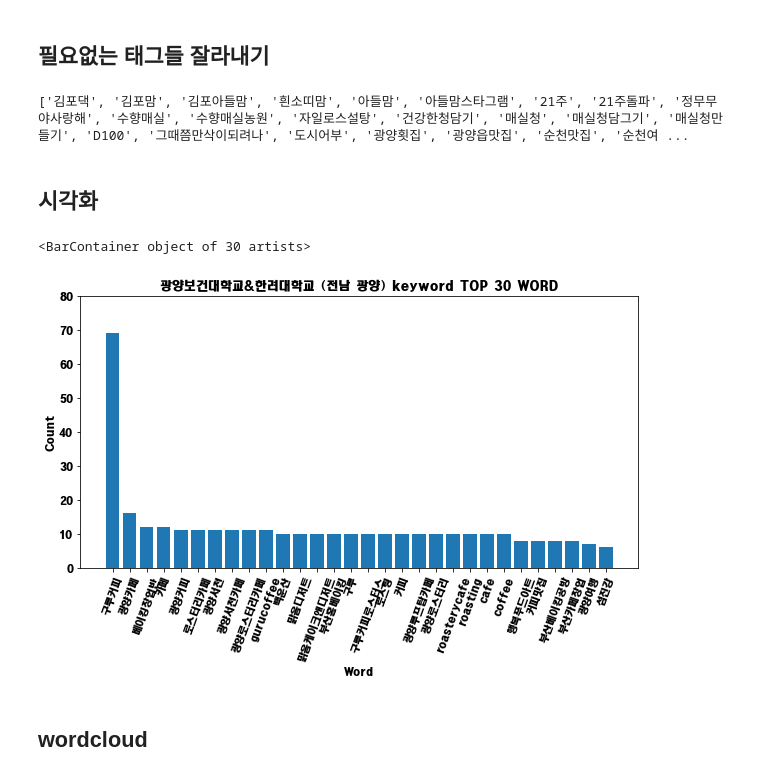
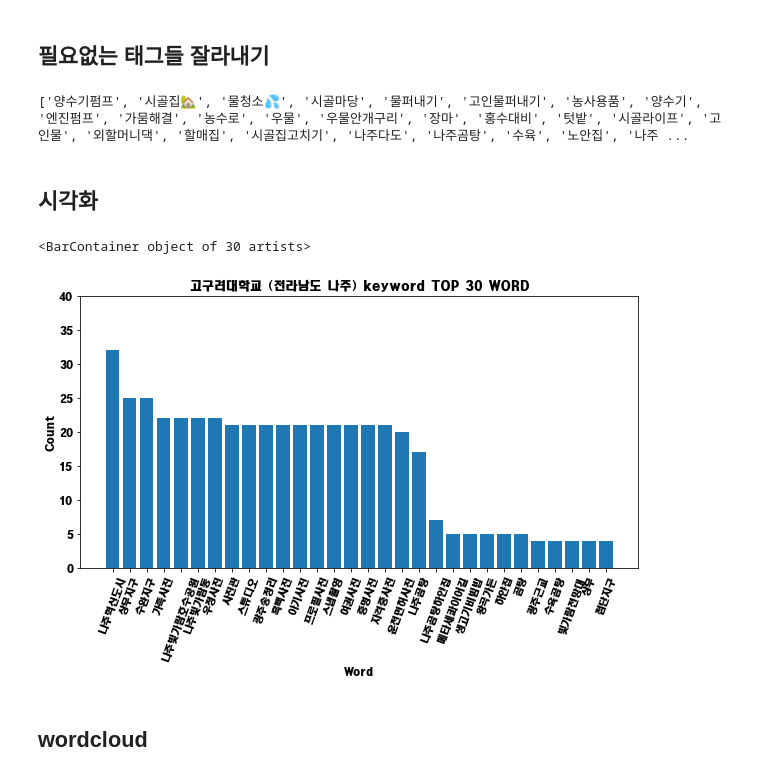
Before and after one commit to clock18/Jupiter, a Jupyter notebook: MLP_Project_4.ipynb, the cells around one changed output. Drawn from its saved outputs; the diff is of its cells as text; code cells hidden in the pictures.

```diff
--- a/MLP_Project_4.ipynb
+++ b/MLP_Project_4.ipynb
@@ -68,41 +71,41 @@ for i in range(count):
 # %% [markdown]
 ## 필요없는 태그들 잘라내기
 # %%
-stop_words = ["광양핫플","전남맛집","광양맛집","전남광양","칠곡","경북칠곡","경북","유성맛집","대전맛집","인천","마곡동","양천구","서대문구","은평구맛집","강서구", "연신내", "맛집", "반사", "soulcoachingoraclecards","서울은평구", "은평구", "임실여행","전북여행","전북임실","문의01066389905","입양문의01066389905타미맘","논산시","논산맛집","논산가볼만한곳","충남논산","논산여행","남양사거리","남양네일","화성남양","남양읍","서귀포시","제주여행","여행","제주도가볼만한곳","제주살이","제주도민","jeju","제주도맛집","제주도","제주시맛집","제주도카페추천","제주도먹방","제주도민추천맛집","제주도현지인맛집","제주도스타그램","제주현지인맛집","제주시가볼만한곳","제주카페","제주도카페","제주시","제주맛집","갤럭시노트20울트라","부산맛집","인스타굿","맞좋아요","오후","첫줄반사","월요일","좋아요램","좋튀","댓글","소통해요","주말","그냥","오랜만","일요일","오늘","디엠","데일리","꿀주말","휴무","선팔","경주충효동", "맞팔","팔로우이벤트","참여이벤트","대구","일상","southkorea","경산남천", "파주시","파주카페","경상남도진주","진주시","안성여행","안성시","likeforlikes","경기도안성","부산여행","부산북구","코로나로나갈수없는요즘","경상북도경주","경주여행","친구","부모님","댓글이벤트","응원이벤트","이벤트","강원도여행", "태백시", "강원도태백", "나주여행","전남나주","나주시","전라남도나주", "전라남도광양","좋아요테러","팔로워","좋아요반사","선팔환영","팔로우환영","선팔좋아요","맞팔좋아요","좋아요","선팔하면맞팔","팔로","팔로우미","선팔하면맞팔가요","팔로우","팔로잉","팔로미","선팔맞팔","소통","맞팔환영","노은동","지족동","대전유성","카톡","충남일수","20세이상누구나","계룡일수","세종일수","논산일수","공주일수","비밀보장","대전일수","대전중구","대전당일대출","대전달돈","대전개인돈","대전유성구","대전대덕구","대전서구","대전동구","대전일수", "대전급전","경상북도경산시","맞팔", "울산","경기도파주", "경기도", "파주", "경상북도", "경북", "경산", "대전", "유성", "전라남도", "전남", "광양", "나주", "강원도", "태백", "경주", "부산", "부산광역시", "북구", "안성", "경상남도", "경남", "진주", "제주", "화성", "칠곡", "충청남도", "충남", "논산", "전라북도", "전북", "임실", "서울","서울광역시", "은평","부산광역시강서구", "부산광역시사상구", "부산광역시북구"]
+stop_words = ["전라남도나주시","광주","전라도","전라도여행","나주카페","광주광역시","나주맛집","먹스타그램","맛스타그램","광양핫플","전남맛집","광양맛집","전남광양","칠곡","경북칠곡","경북","유성맛집","대전맛집","인천","마곡동","양천구","서대문구","은평구맛집","강서구", "연신내", "맛집", "반사", "soulcoachingoraclecards","서울은평구", "은평구", "임실여행","전북여행","전북임실","문의01066389905","입양문의01066389905타미맘","논산시","논산맛집","논산가볼만한곳","충남논산","논산여행","남양사거리","남양네일","화성남양","남양읍","서귀포시","제주여행","여행","제주도가볼만한곳","제주살이","제주도민","jeju","제주도맛집","제주도","제주시맛집","제주도카페추천","제주도먹방","제주도민추천맛집","제주도현지인맛집","제주도스타그램","제주현지인맛집","제주시가볼만한곳","제주카페","제주도카페","제주시","제주맛집","갤럭시노트20울트라","부산맛집","인스타굿","맞좋아요","오후","첫줄반사","월요일","좋아요램","좋튀","댓글","소통해요","주말","그냥","오랜만","일요일","오늘","디엠","데일리","꿀주말","휴무","선팔","경주충효동", "맞팔","팔로우이벤트","참여이벤트","대구","일상","southkorea","경산남천", "파주시","파주카페","경상남도진주","진주시","안성여행","안성시","likeforlikes","경기도안성","부산여행","부산북구","코로나로나갈수없는요즘","경상북도경주","경주여행","친구","부모님","댓글이벤트","응원이벤트","이벤트","강원도여행", "태백시", "강원도태백", "나주여행","전남나주","나주시","전라남도나주", "전라남도광양","좋아요테러","팔로워","좋아요반사","선팔환영","팔로우환영","선팔좋아요","맞팔좋아요","좋아요","선팔하면맞팔","팔로","팔로우미","선팔하면맞팔가요","팔로우","팔로잉","팔로미","선팔맞팔","소통","맞팔환영","노은동","지족동","대전유성","카톡","충남일수","20세이상누구나","계룡일수","세종일수","논산일수","공주일수","비밀보장","대전일수","대전중구","대전당일대출","대전달돈","대전개인돈","대전유성구","대전대덕구","대전서구","대전동구","대전일수", "대전급전","경상북도경산시","맞팔", "울산","경기도파주", "경기도", "파주", "경상북도", "경북", "경산", "대전", "유성", "전라남도", "전남", "광양", "나주", "강원도", "태백", "경주", "부산", "부산광역시", "북구", "안성", "경상남도", "경남", "진주", "제주", "화성", "칠곡", "충청남도", "충남", "논산", "전라북도", "전북", "임실", "서울","서울광역시", "은평","부산광역시강서구", "부산광역시사상구", "부산광역시북구"]
 tagMost = [ i for i in tagCollect if i not in stop_words ]
 
 print(tagMost)
 # %% [output]
-['김포댁', '김포맘', '김포아들맘', '흰소띠맘', '아들맘', '아들맘스타그램', '21주', '21주돌파', '정무무야사랑해', '수향매실', '수향매실농원', '자일로스설탕', '건강한청담기', '매실청', '매실청담그기', '매실청만들기', 'D100', '그때쯤만삭이되려나', '도시어부', '광양횟집', '광양읍맛집', '순천맛집', '순천여 ...
+['양수기펌프', '시골집🏡', '물청소💦', '시골마당', '물퍼내기', '고인물퍼내기', '농사용품', '양수기', '엔진펌프', '가뭄해결', '농수로', '우물', '우물안개구리', '장마', '홍수대비', '텃밭', '시골라이프', '고인물', '외할머니댁', '할매집', '시골집고치기', '나주다도', '나주곰탕', '수육', '노안집', '나주 ...
 # %% [markdown]
 ## 시각화
 # %%
 import nltk
 
 results_str = " ".join(tagMost) # 결과값 list to string
 tokens = results_str.split(" ") # 각 단어별로 떼어 내서
 text = nltk.Text(tokens) # text에 저장하고
 topWord = text.vocab().most_common(30) # 가장 많이 등장하는 30개의 단어를 추려낸다.
 count = 30
 xlist = [a[0] for a in topWord[:count ]]
 ylist = [a[1] for a in topWord[:count ]]
 
 # 한글 폰트 설정 ( 깨짐 방지 )
 from matplotlib import font_manager, rc
 font_path = "C:\Windows\Fonts\HMKMRHD.ttf"
 font = font_manager.FontProperties(fname=font_path).get_name()
 rc('font', family=font)
 
 plt.figure(figsize = (10,5)) # 그래프 크기 지정
 plt.xlabel('Word') # X축 이름
 plt.xticks(rotation=70) # X축 라벨 회전
 plt.ylabel('Count') # Y축 이름
-plt.title('광양보건대학교&한려대학교 (전남 광양) '+'keyword TOP '+str(count)+' WORD')
-plt.ylim([0, 80]) # 그래프의 Y축 크기 조절
+plt.title('고구려대학교 (전라남도 나주) '+'keyword TOP '+str(count)+' WORD')
+plt.ylim([0, 40]) # 그래프의 Y축 크기 조절
 plt.bar(xlist,ylist) # bar로 실행하면 막대그래프. plot으로 실행하면 꺾은선 그래프.
 # %% [output]
 <BarContainer object of 30 artists>
-[figure, old version]
+[figure, new version]
 # %% [markdown]
 ## wordcloud
 # %%
```
Also changed, not shown: parts of 3 cells of this notebook.
